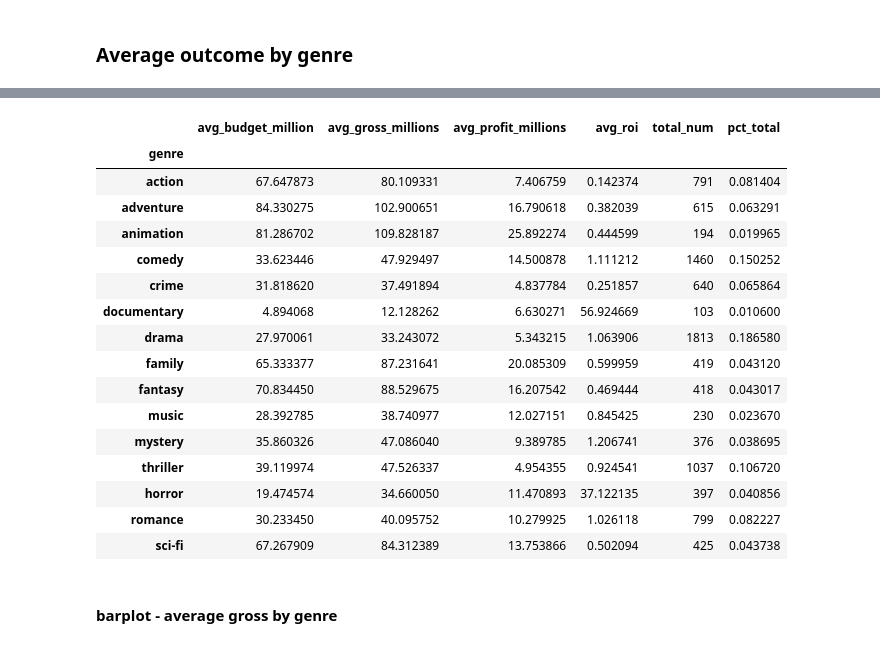
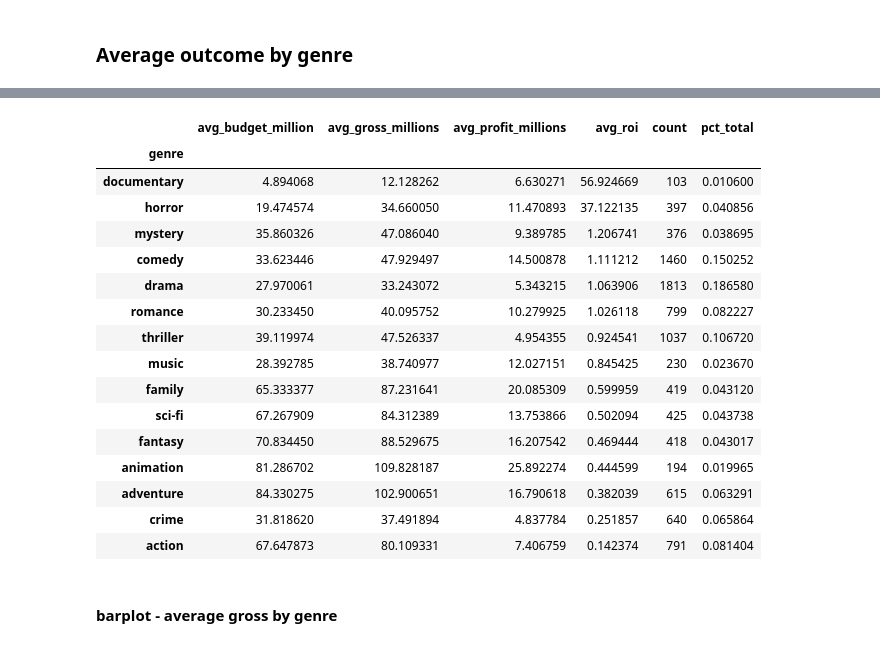
Before and after one commit to kristinkspanos/data_analysis_movie_studio, a Jupyter notebook: assignment_2_movie_data.ipynb, the cells around one changed output, grey strips where cells are left out. Drawn from its saved outputs; the diff is of its cells as text; code cells hidden in the pictures.

```diff
--- a/assignment_2_movie_data.ipynb
+++ b/assignment_2_movie_data.ipynb
@@ -780,8 +778,22 @@ Name: genres, Length: 731, dtype: int64
 # %%
 # add binary genre variable to movies df
 
-#create list of genres
-genre_lst = ['Action','Adventure','Animation','Comedy','Crime','Documentary','Drama','Family','Fantasy','Music','Mystery','Thriller','Horror','Romance','Sci-Fi']
+# create list of genres
+genre_lst = ['Action',
+             'Adventure',
+             'Animation',
+             'Comedy',
+             'Crime',
+             'Documentary',
+             'Drama',
+             'Family',
+             'Fantasy',
+             'Music',
+             'Mystery',
+             'Thriller',
+             'Horror',
+             'Romance',
+             'Sci-Fi']
 
 # create column for each genre in genre_lst
 for x in genre_lst:
@@ -815,6 +825,4 @@ genre_count = genre_count[genre_count.index.str.contains("not")==False]
 genre_count['pct_total']= genre_count['color'] / genre_count['color'].sum()
 
 genre_count = genre_count[['color','pct_total']].copy()
-genre_count.rename(columns={"color": "count"})
-
-genre_count
+genre_count = genre_count.rename(columns={"color": "count"})
@@ -872,37 +842,37 @@ genre_avg
 # %%
 # merge genre count and genre average outcome data into one df
 genre_df_lst = [genre_avg, genre_count]
 
 #directors_df = reduce(lambda left,right: pd.merge(left,right,on='director_name'), directors_df_lst)
 
 genre_avg_df = reduce(lambda left,right: pd.merge(left, right, left_index=True, right_index=True), genre_df_lst)
-genre_avg_df = genre_df.rename(columns = {'gross_millions': 'avg_gross_millions',
+genre_avg_df = genre_avg_df.rename(columns = {'gross_millions': 'avg_gross_millions',
                                              'budget_millions': 'avg_budget_million',
                                               'profit_millions':'avg_profit_millions',
                                               'roi':'avg_roi',
                                      'color':'total_num'})
 
-genre_avg_df
+genre_avg_df.sort_values(by = 'avg_roi', ascending = False)
 
 #genre_df.to_csv('genre_df.csv')
 # %% [output]
-|  | avg_budget_million | avg_gross_millions | avg_profit_millions | avg_roi | total_num | pct_total |
+|  | avg_budget_million | avg_gross_millions | avg_profit_millions | avg_roi | count | pct_total |
 | genre |  |  |  |  |  |  |
+| documentary | 4.894068 | 12.128262 | 6.630271 | 56.924669 | 103 | 0.010600 |
+| horror | 19.474574 | 34.660050 | 11.470893 | 37.122135 | 397 | 0.040856 |
+| mystery | 35.860326 | 47.086040 | 9.389785 | 1.206741 | 376 | 0.038695 |
+| comedy | 33.623446 | 47.929497 | 14.500878 | 1.111212 | 1460 | 0.150252 |
+| drama | 27.970061 | 33.243072 | 5.343215 | 1.063906 | 1813 | 0.186580 |
+| romance | 30.233450 | 40.095752 | 10.279925 | 1.026118 | 799 | 0.082227 |
+| thriller | 39.119974 | 47.526337 | 4.954355 | 0.924541 | 1037 | 0.106720 |
+| music | 28.392785 | 38.740977 | 12.027151 | 0.845425 | 230 | 0.023670 |
+| family | 65.333377 | 87.231641 | 20.085309 | 0.599959 | 419 | 0.043120 |
+| sci-fi | 67.267909 | 84.312389 | 13.753866 | 0.502094 | 425 | 0.043738 |
+| fantasy | 70.834450 | 88.529675 | 16.207542 | 0.469444 | 418 | 0.043017 |
+| animation | 81.286702 | 109.828187 | 25.892274 | 0.444599 | 194 | 0.019965 |
+| adventure | 84.330275 | 102.900651 | 16.790618 | 0.382039 | 615 | 0.063291 |
+| crime | 31.818620 | 37.491894 | 4.837784 | 0.251857 | 640 | 0.065864 |
 | action | 67.647873 | 80.109331 | 7.406759 | 0.142374 | 791 | 0.081404 |
-| adventure | 84.330275 | 102.900651 | 16.790618 | 0.382039 | 615 | 0.063291 |
-| animation | 81.286702 | 109.828187 | 25.892274 | 0.444599 | 194 | 0.019965 |
-| comedy | 33.623446 | 47.929497 | 14.500878 | 1.111212 | 1460 | 0.150252 |
-| crime | 31.818620 | 37.491894 | 4.837784 | 0.251857 | 640 | 0.065864 |
-| documentary | 4.894068 | 12.128262 | 6.630271 | 56.924669 | 103 | 0.010600 |
-| drama | 27.970061 | 33.243072 | 5.343215 | 1.063906 | 1813 | 0.186580 |
-| family | 65.333377 | 87.231641 | 20.085309 | 0.599959 | 419 | 0.043120 |
-| fantasy | 70.834450 | 88.529675 | 16.207542 | 0.469444 | 418 | 0.043017 |
-| music | 28.392785 | 38.740977 | 12.027151 | 0.845425 | 230 | 0.023670 |
-| mystery | 35.860326 | 47.086040 | 9.389785 | 1.206741 | 376 | 0.038695 |
-| thriller | 39.119974 | 47.526337 | 4.954355 | 0.924541 | 1037 | 0.106720 |
-| horror | 19.474574 | 34.660050 | 11.470893 | 37.122135 | 397 | 0.040856 |
-| romance | 30.233450 | 40.095752 | 10.279925 | 1.026118 | 799 | 0.082227 |
-| sci-fi | 67.267909 | 84.312389 | 13.753866 | 0.502094 | 425 | 0.043738 |
 # %% [markdown]
 #### barplot - average gross by genre
 # %%
```
Also changed, not shown: parts of 65 cells of this notebook.
